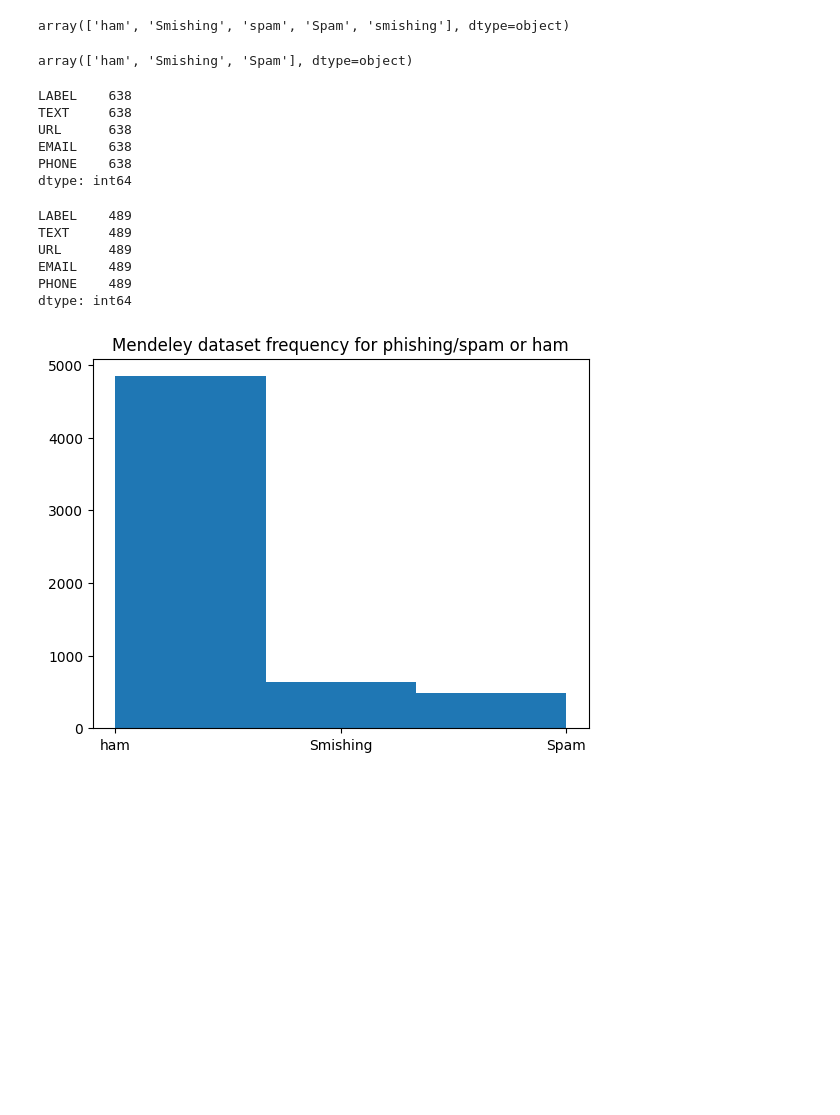
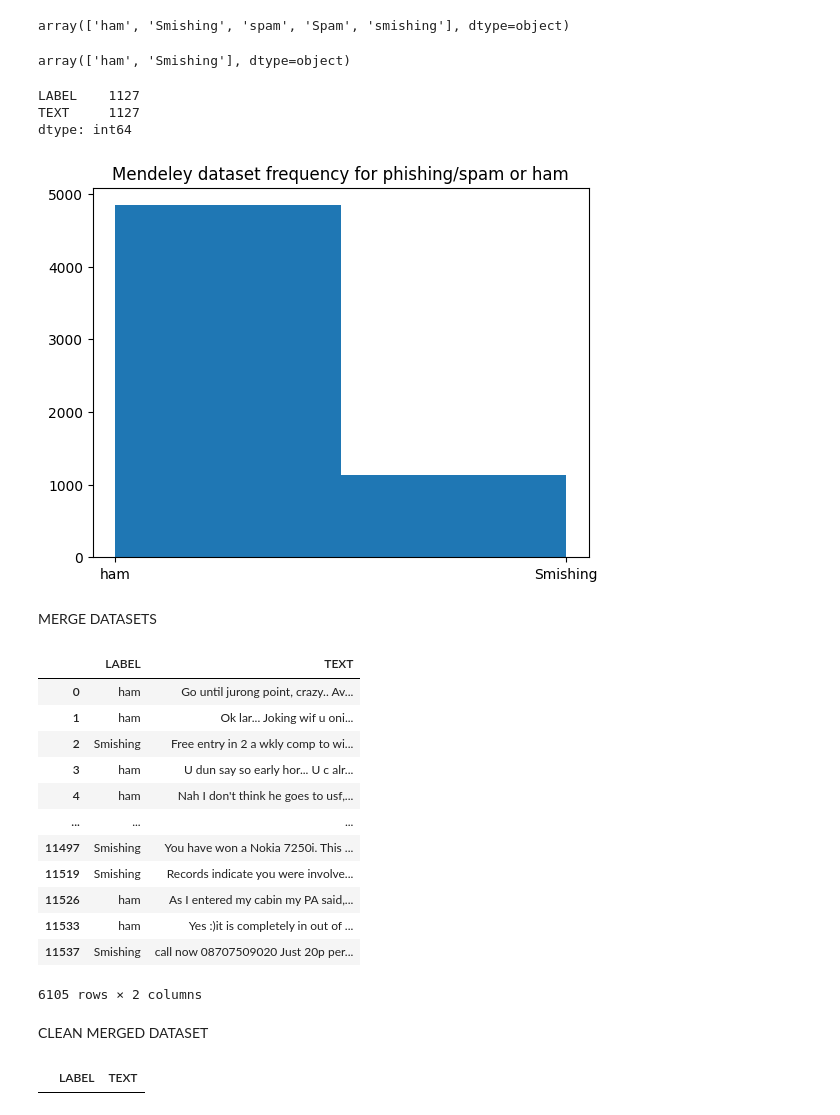
Before and after one commit to tylershienlim/CSIRO-UTS-Backend, a Jupyter notebook: preprocess-ML.ipynb, the cells around one changed output. Drawn from its saved outputs; the diff is of its cells as text; code cells hidden in the pictures; blank space fills up the shorter version.

```diff
--- a/preprocess-ML.ipynb
+++ b/preprocess-ML.ipynb
@@ -48,0 +63,19 @@ data
+# %%
+import re
+def remove_extra_white_space_and_lines(text):
+  """Removes extra white space and lines from a string.
+
+  Args:
+    text: A string.
+
+  Returns:
+    A string with extra white space and lines removed.
+  """
+
+  # Remove extra white space.
+  text = re.sub(r'\s+', ' ', text)
+
+  # Remove extra lines.
+  text = re.sub(r'\n+', '\n', text)
+
+  return text
@@ -75,40 +117,35 @@ data2
 | 5969 | ham | We r outside already. | No | No | No |
 | 5970 | ham | The Xmas story is peace.. The Xma... | No | No | No |
 5971 rows × 5 columns
+# %%
+data2['TEXT'] = data2['TEXT'].apply(remove_extra_white_space_and_lines)
+data2['TEXT'] = data2['TEXT'].str.strip()
 # %%
 data2['LABEL'].unique()
 # %% [output]
 array(['ham', 'Smishing', 'spam', 'Spam', 'smishing'], dtype=object)
 # %%
 data2['LABEL'] = data2['LABEL'].replace('smishing', 'Smishing')
-data2['LABEL'] = data2['LABEL'].replace('spam', 'Spam')
+data2['LABEL'] = data2['LABEL'].replace('spam', 'Smishing')
+data2['LABEL'] = data2['LABEL'].replace('Spam', 'Smishing')
 # %%
 data2['LABEL'].unique()
 # %% [output]
-array(['ham', 'Smishing', 'Spam'], dtype=object)
+array(['ham', 'Smishing'], dtype=object)
+# %%
+data2 = data2.drop(columns=['URL', 'EMAIL', 'PHONE'])
 # %%
 smishing2 = data2[data2['LABEL']=='Smishing'].count()
 smishing2
 # %% [output]
-LABEL    638
-TEXT     638
-URL      638
-EMAIL    638
-PHONE    638
+LABEL    1127
+TEXT     1127
 dtype: int64
-# %%
-spam = data2[data2['LABEL'] == 'Spam'].count()
-spam
-# %% [output]
-LABEL    489
-TEXT     489
-URL      489
-EMAIL    489
-PHONE    489
-dtype: int64
 # %%
-plyt.hist(data2['LABEL'], bins=3)
+plyt.hist(data2['LABEL'], bins=2)
 plyt.title("Mendeley dataset frequency for phishing/spam or ham")
 plyt.show()
 # %% [output]
-[figure, old version]
+[figure, new version]
+# %% [markdown]
+MERGE DATASETS
@@ -114,0 +155,16 @@ plyt.show()
+# %%
+df
+# %% [output]
+|  | LABEL | TEXT |
+| 0 | ham | Go until jurong point, crazy.. Av... |
+| 1 | ham | Ok lar... Joking wif u oni... |
+| 2 | Smishing | Free entry in 2 a wkly comp to wi... |
+| 3 | ham | U dun say so early hor... U c alr... |
+| 4 | ham | Nah I don't think he goes to usf,... |
+| ... | ... | ... |
+| 11497 | Smishing | You have won a Nokia 7250i. This ... |
+| 11519 | Smishing | Records indicate you were involve... |
+| 11526 | ham | As I entered my cabin my PA said,... |
+| 11533 | ham | Yes :)it is completely in out of ... |
+| 11537 | Smishing | call now 08707509020 Just 20p per... |
+6105 rows × 2 columns
@@ -114,0 +173,2 @@ plyt.show()
+# %% [markdown]
+CLEAN MERGED DATASET
@@ -114,0 +177,5 @@ plyt.show()
+# %%
+missing_row = df.loc[missing.any(axis=1)]
+missing_row
+# %% [output]
+|  | LABEL | TEXT |
```
Also changed, not shown: parts of 12 cells of this notebook, 1 other file.
